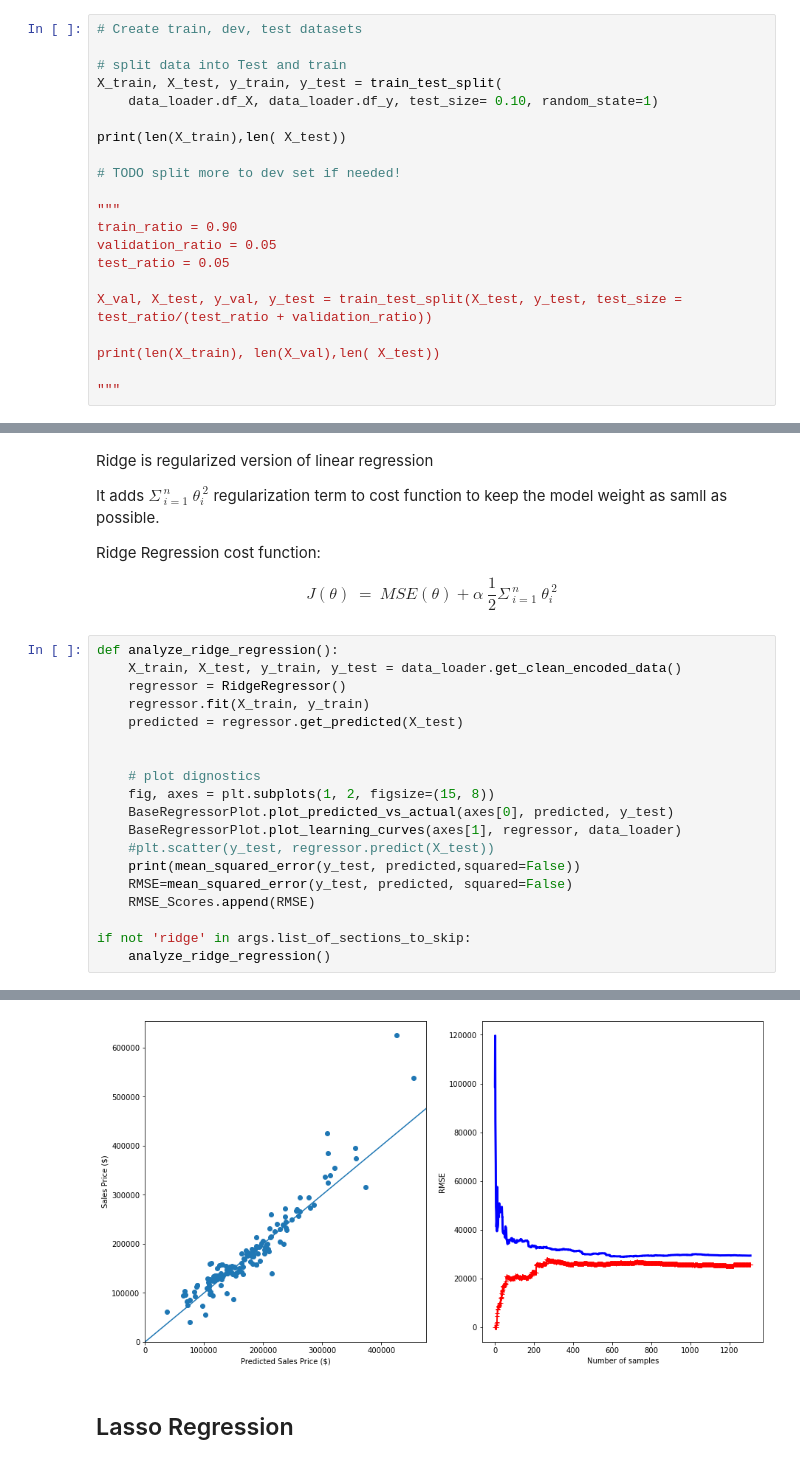
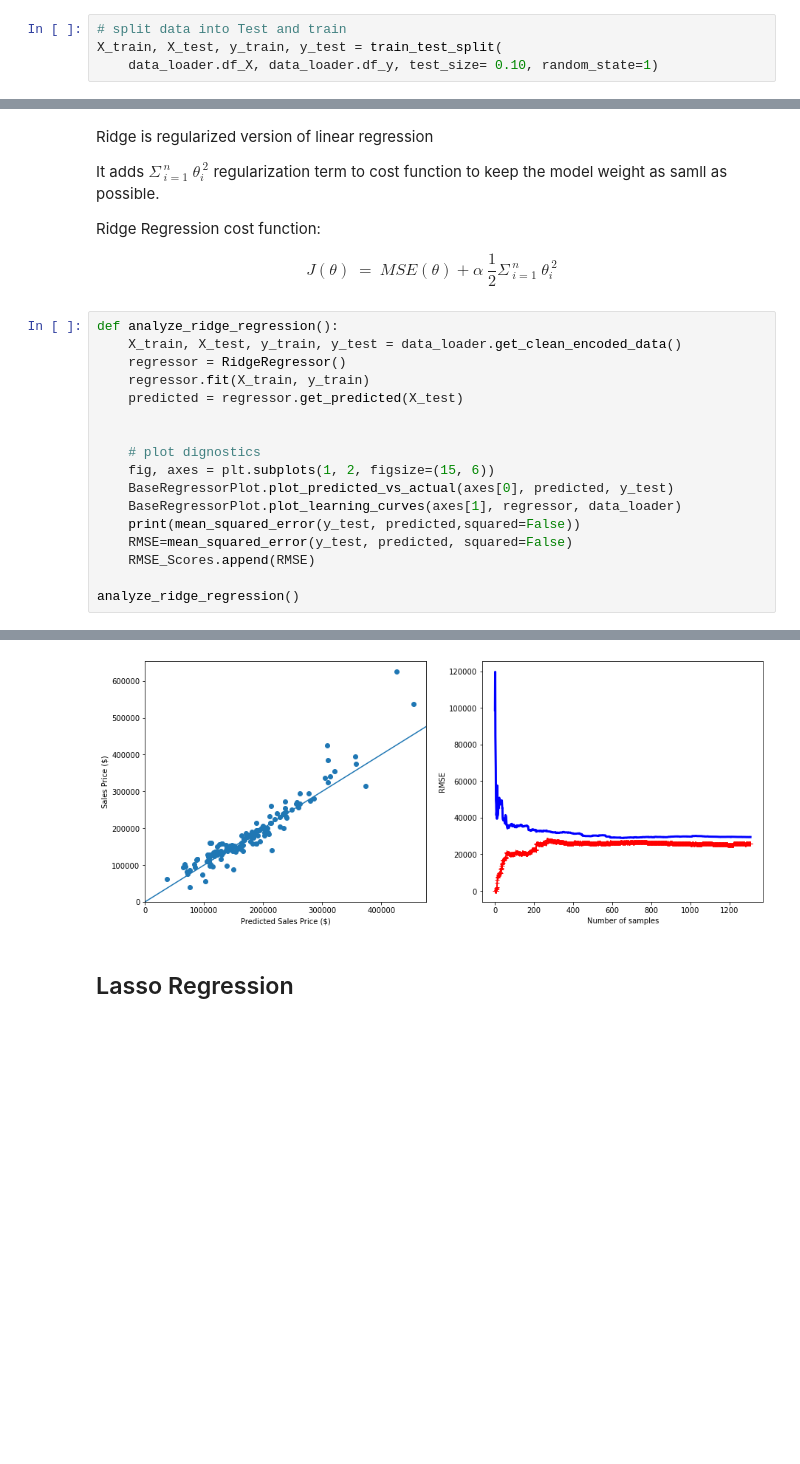
Before and after one commit to pmotameni/mids-w207-final-project, a Jupyter notebook: notebook_2_basic_models_hyperparameter_tuning.ipynb, the cells around one changed output, grey strips where cells are left out. Drawn from its saved outputs; the diff is of its cells as text; blank space fills up the shorter version.

```diff
--- a/notebook_2_basic_models_hyperparameter_tuning.ipynb
+++ b/notebook_2_basic_models_hyperparameter_tuning.ipynb
@@ -172,23 +158,6 @@ Same for NoBasement and NoMassVnr.
 
 For the first round we decide to keep rest as is.
 # %%
-# Create train, dev, test datasets
-
 # split data into Test and train
 X_train, X_test, y_train, y_test = train_test_split(
     data_loader.df_X, data_loader.df_y, test_size= 0.10, random_state=1)
-
-print(len(X_train),len( X_test))
-
-# TODO split more to dev set if needed!
-
-"""
-train_ratio = 0.90
-validation_ratio = 0.05
-test_ratio = 0.05
-
-X_val, X_test, y_val, y_test = train_test_split(X_test, y_test, test_size = test_ratio/(test_ratio + validation_ratio))
-
-print(len(X_train), len(X_val),len( X_test))
-
-"""
@@ -324,14 +254,12 @@ def analyze_ridge_regression():
 
 
     # plot dignostics
-    fig, axes = plt.subplots(1, 2, figsize=(15, 8))
+    fig, axes = plt.subplots(1, 2, figsize=(15, 6))
     BaseRegressorPlot.plot_predicted_vs_actual(axes[0], predicted, y_test)
     BaseRegressorPlot.plot_learning_curves(axes[1], regressor, data_loader)
-    #plt.scatter(y_test, regressor.predict(X_test))
     print(mean_squared_error(y_test, predicted,squared=False))
     RMSE=mean_squared_error(y_test, predicted, squared=False)
     RMSE_Scores.append(RMSE)
 
-if not 'ridge' in args.list_of_sections_to_skip:
-    analyze_ridge_regression()
+analyze_ridge_regression()
 # %% [output]
@@ -341,5 +266,5 @@ Read clean encoded data from cache.
 29406.413053315344
-[figure, old version]
+[figure, new version]
 # %% [markdown]
 ## Lasso Regression
 # %% [markdown]
```
Also changed, not shown: parts of 29 cells of this notebook, 1 other file.
